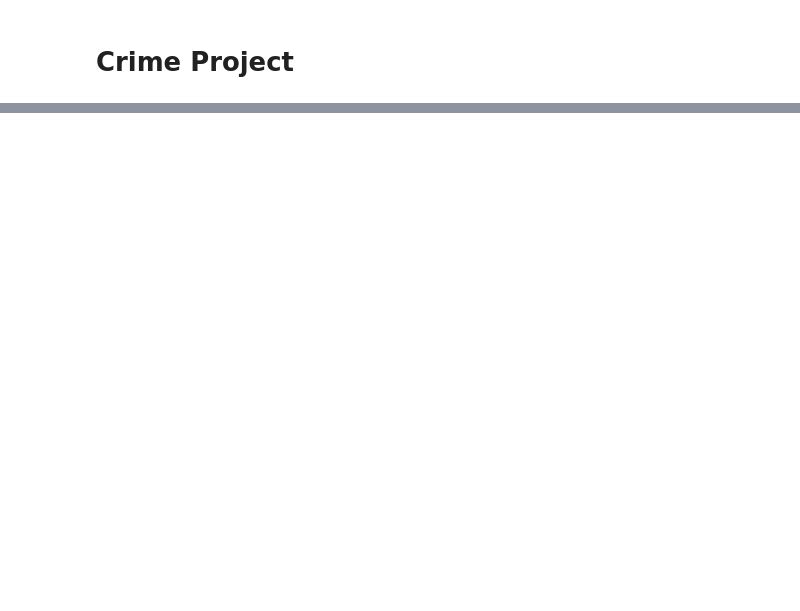
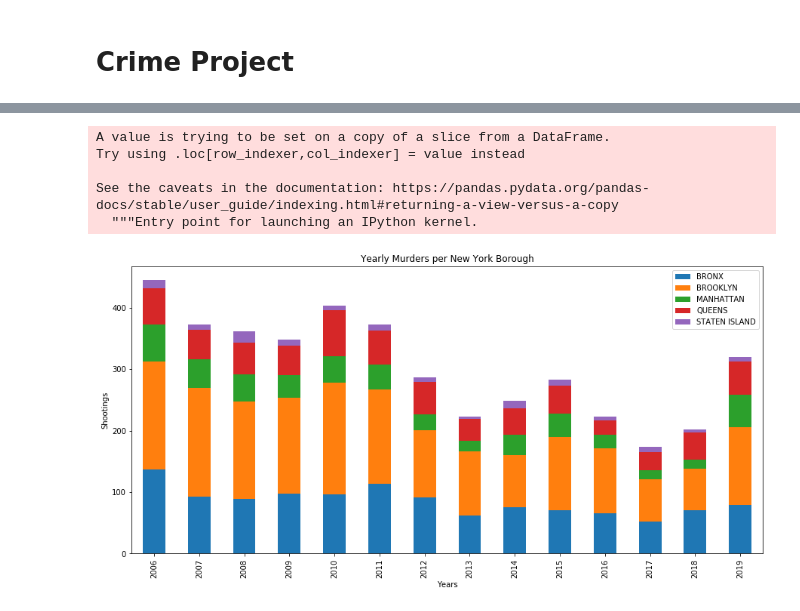
Before and after one commit to taftap8/CrimeProject, a Jupyter notebook: CrimeProject.ipynb, the cells around one changed output, grey strips where cells are left out. Cells and saved outputs as stored; diff of their text form; code cells hidden in the pictures; blank space fills up the shorter version.

```diff
--- a/CrimeProject.ipynb
+++ b/CrimeProject.ipynb
@@ -115,0 +170,3 @@ plt.legend(loc="best")
+# %%
+murders_df = shooting_df.loc[shooting_df["STATISTICAL_MURDER_FLAG"] == True, :]
+murders_df.head()
@@ -115,0 +181,18 @@ plt.legend(loc="best")
+# %%
+murders_df["Year"] = pd.DatetimeIndex(murders_df['OCCUR_DATE']).year
+
+murder_counts = murders_df.groupby(["Year","BORO"])["Year"].count().unstack("BORO")
+
+murder_counts.plot(kind="bar",stacked=True,figsize=(15,7))
+plt.legend(loc="best")
+plt.title("Yearly Murders per New York Borough")
+plt.xlabel("Years")
+plt.ylabel("Shootings")
+plt.show()
+# %% [output]
+A value is trying to be set on a copy of a slice from a DataFrame.
+Try using .loc[row_indexer,col_indexer] = value instead
+
+See the caveats in the documentation: https://pandas.pydata.org/pandas-docs/stable/user_guide/indexing.html#returning-a-view-versus-a-copy
+  """Entry point for launching an IPython kernel.
+[figure, added]
```
Also changed, not shown: parts of 10 cells of this notebook, 1 other file.
